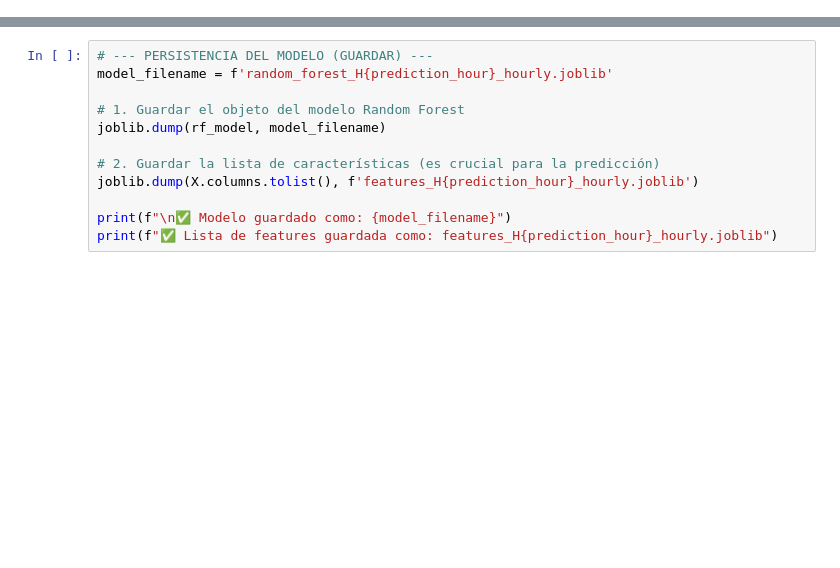
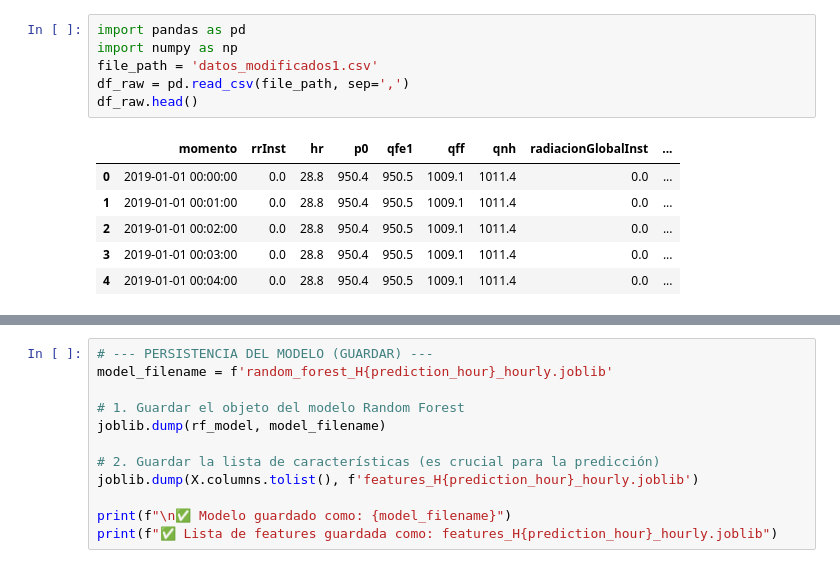
Before and after one commit to ElJamiin/CML-MICROOPROCESADORES, a Jupyter notebook: randoForest.ipynb, the cells around one changed output, grey strips where cells are left out. Saved outputs shown, nothing was run; the diff lists cells and outputs as text; blank space fills up the shorter version.

```diff
--- a/randoForest.ipynb
+++ b/randoForest.ipynb
@@ -0,0 +1,13 @@
+# %%
+import pandas as pd
+import numpy as np
+file_path = 'datos_modificados1.csv'
+df_raw = pd.read_csv(file_path, sep=',')
+df_raw.head()
+# %% [output]
+|  | momento | rrInst | hr | p0 | qfe1 | qff | qnh | radiacionGlobalInst | ... |
+| 0 | 2019-01-01 00:00:00 | 0.0 | 28.8 | 950.4 | 950.5 | 1009.1 | 1011.4 | 0.0 | ... |
+| 1 | 2019-01-01 00:01:00 | 0.0 | 28.8 | 950.4 | 950.5 | 1009.1 | 1011.4 | 0.0 | ... |
+| 2 | 2019-01-01 00:02:00 | 0.0 | 28.8 | 950.4 | 950.5 | 1009.1 | 1011.4 | 0.0 | ... |
+| 3 | 2019-01-01 00:03:00 | 0.0 | 28.8 | 950.4 | 950.5 | 1009.1 | 1011.4 | 0.0 | ... |
+| 4 | 2019-01-01 00:04:00 | 0.0 | 28.8 | 950.4 | 950.5 | 1009.1 | 1011.4 | 0.0 | ... |
```
Also changed, not shown: parts of 2 cells of this notebook.
